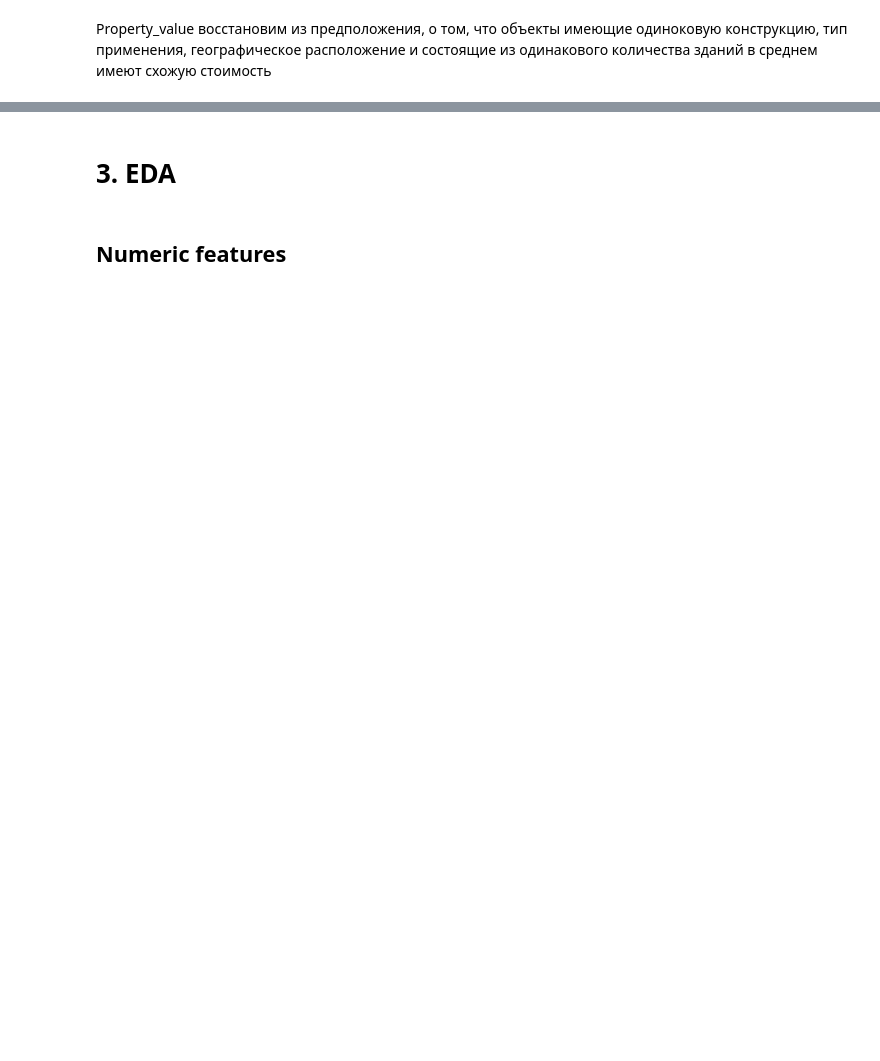
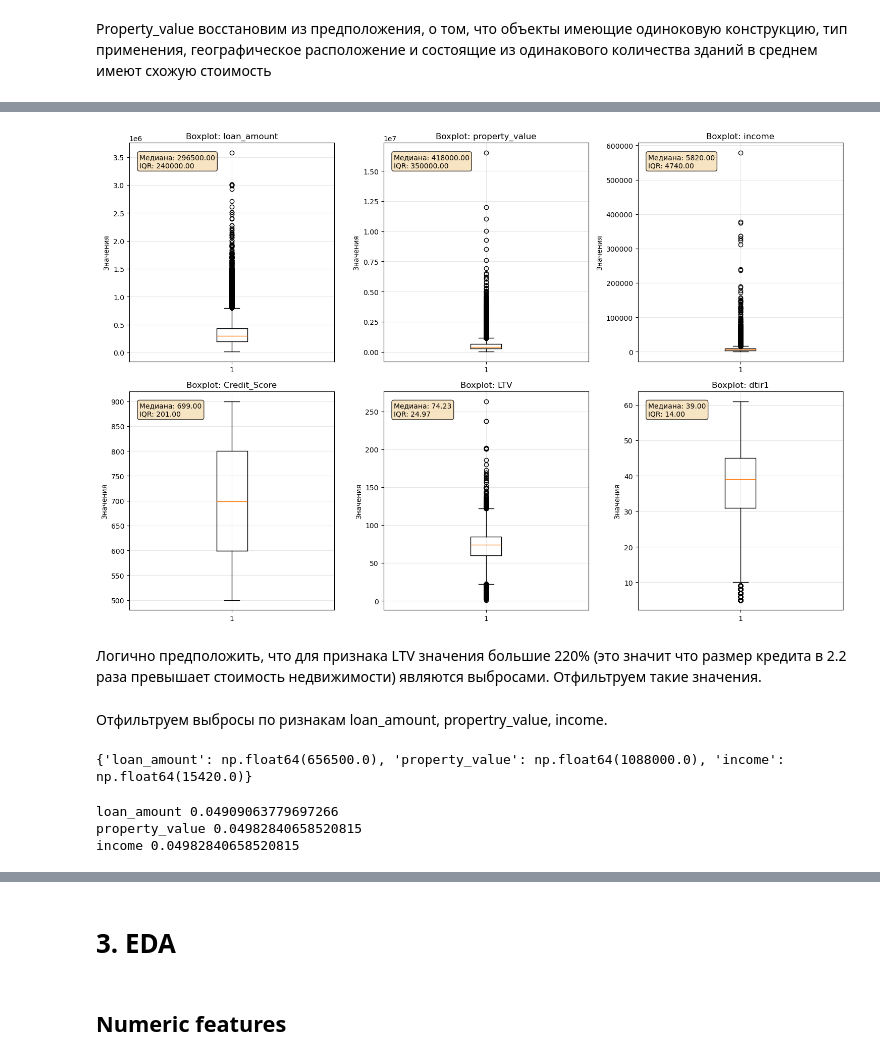
Before and after one commit to StoryTeller72/CreditScoring, a Jupyter notebook: CreditScore.ipynb, the cells around one changed output, grey strips where cells are left out. Drawn from its saved outputs; the diff is of its cells as text; code cells hidden in the pictures; blank space fills up the shorter version.

```diff
--- a/CreditScore.ipynb
+++ b/CreditScore.ipynb
@@ -325,9 +250,0 @@ draw_target_percents(data_processed)
-# %%
-ax = data[numeric_features].hist(figsize=(12, 8), bins=30, alpha=0.7, color='blue', label='Original Data')
-# # Добавляем распределение из второго датафрейма
-for i, col in enumerate(numeric_features):
-    ax[i//3, i % 3].hist(data_processed[col], bins=30, alpha=0.7, color='red', label='Processed data')
-    ax[i//3, i % 3].legend()
-
-plt.tight_layout()
-plt.show()
@@ -335,0 +284,34 @@ plt.show()
+# %%
+# Создаем сетку графиков
+def draw_boxPlots(data):
+    n_cols = 3
+    n_rows = (len(continuos_numeric_features) + n_cols - 1) // n_cols
+
+    fig, axes = plt.subplots(n_rows, n_cols, figsize=(15, 5*n_rows))
+    axes = axes.flatten() if n_rows > 1 else [axes]
+
+    for i, col in enumerate(continuos_numeric_features):
+        # Вертикальный boxplot
+        axes[i].boxplot(data[col].dropna(), vert=True)
+        axes[i].set_title(f'Boxplot: {col}')
+        axes[i].set_ylabel('Значения')
+        axes[i].grid(True, alpha=0.3)
+
+        # Добавляем основные статистики
+        stats = data[col].describe()
+        axes[i].text(0.05, 0.95, f'Медиана: {stats["50%"]:.2f}\n'
+                                f'IQR: {stats["75%"]-stats["25%"]:.2f}',
+                    transform=axes[i].transAxes, verticalalignment='top',
+                    bbox=dict(boxstyle='round', facecolor='wheat', alpha=0.8))
+
+    # Скрываем пустые subplots
+    for i in range(len(continuos_numeric_features), len(axes)):
+        axes[i].set_visible(False)
+
+    plt.tight_layout()
+    plt.show()
+draw_boxPlots(data_processed)
+# %% [output]
+[figure, added]
+# %% [markdown]
+Логично предположить, что для признака LTV значения большие 220% (это значит что размер кредита в 2.2 раза превышает стоимость недвижимости) являются выбросами. Отфильтруем такие значения.
@@ -335,0 +320,17 @@ plt.show()
+# %% [markdown]
+Отфильтруем выбросы по ризнакам loan_amount, propertry_value, income.
+# %%
+check_features = ['loan_amount', 'property_value', 'income']
+q95 = {}
+for feature in check_features:
+    q95[feature] = data_clean[feature].quantile(0.95)
+print(q95)
+# %% [output]
+{'loan_amount': np.float64(656500.0), 'property_value': np.float64(1088000.0), 'income': np.float64(15420.0)}
+# %%
+for feature, q in q95.items():
+    print(feature, data_clean[data_clean[feature] > q].shape[0] /data_clean.shape[0])
+# %% [output]
+loan_amount 0.04909063779697266
+property_value 0.04982840658520815
+income 0.04982840658520815
```
Also changed, not shown: parts of 59 cells of this notebook, 1 other file.
